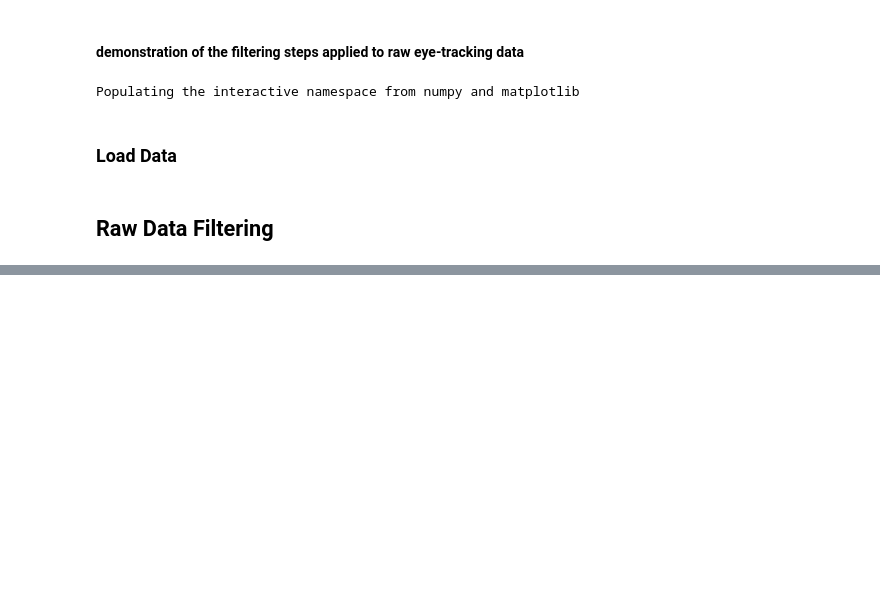
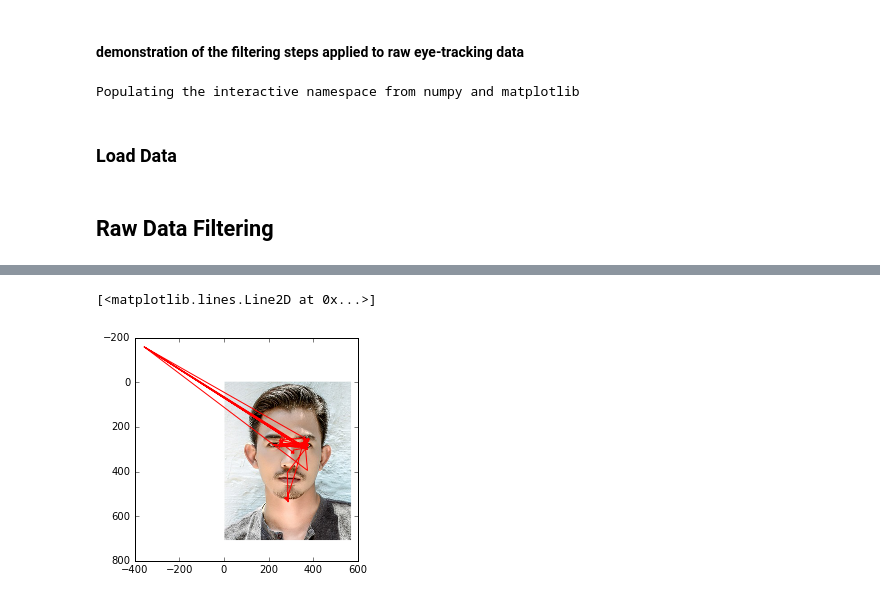
Before and after one commit to jeffmacinnes/AVB_tobii_pipeline, a Jupyter notebook: filteringSteps.ipynb, the cells around one changed output, grey strips where cells are left out. Drawn from its saved outputs; the diff is of its cells as text; code cells hidden in the pictures; blank space fills up the shorter version.

```diff
--- a/filteringSteps.ipynb
+++ b/filteringSteps.ipynb
@@ -40,3 +62,10 @@ plt.plot(trial_df['gaze-X'], trial_df['gaze-Y'], 'r-')
+# %%
+# Plot the gaze locations relative to stim
+plt.imshow(bgStim)
+plt.plot(trial_df['gaze-X'], trial_df['gaze-Y'], 'r-')
+# %% [output]
+[<matplotlib.lines.Line2D at 0x...>]
+[figure, added]
 # %%
 # plot just the X-values
 plt.plot(trial_df['gaze-X'], 'r-')
```
Also changed, not shown: parts of 21 cells of this notebook.
